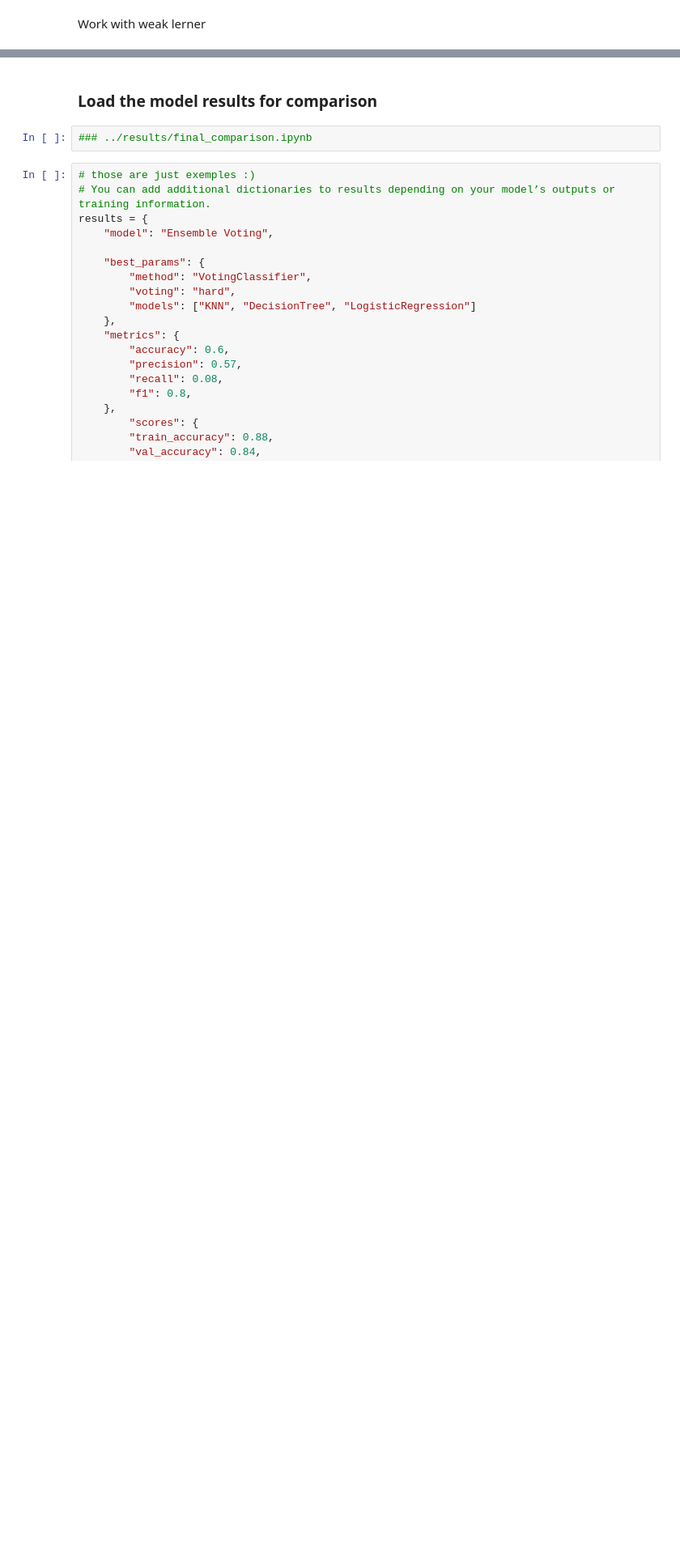
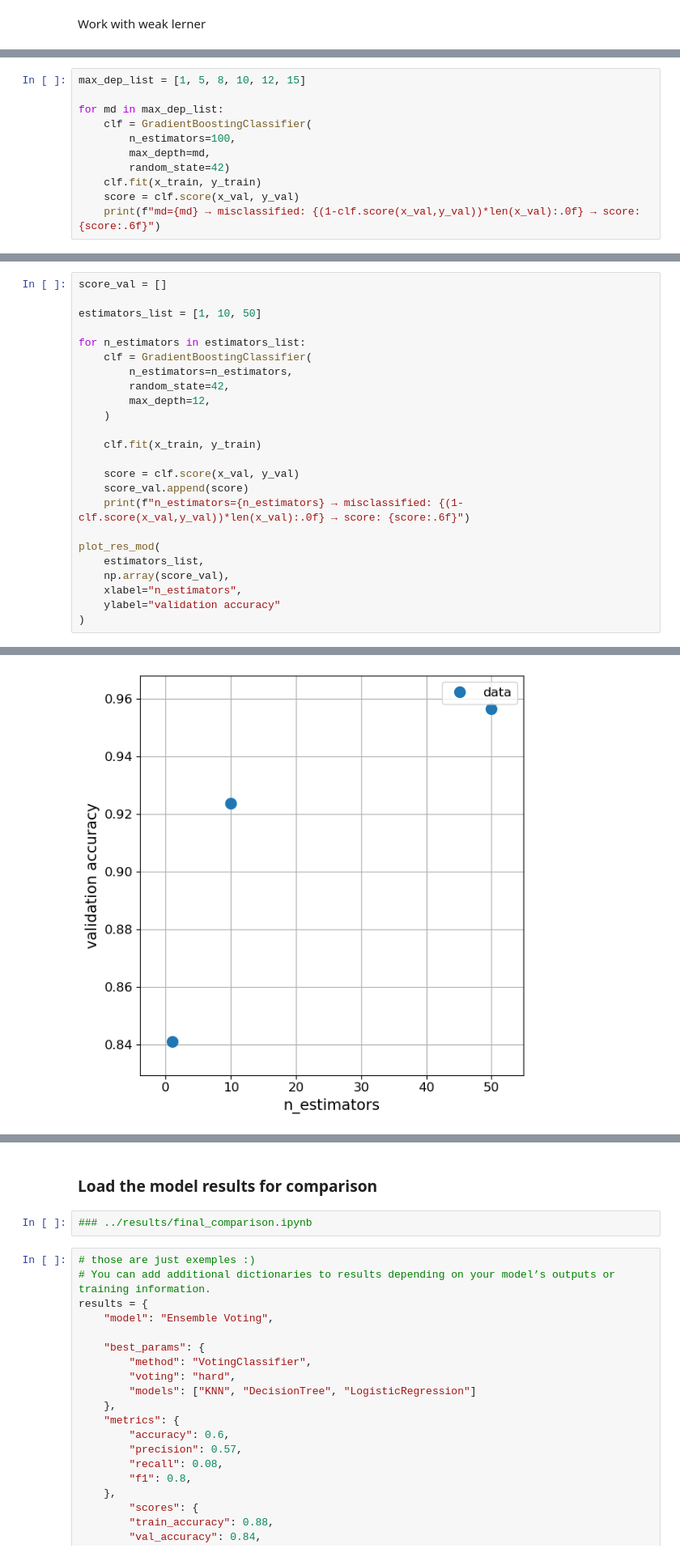
Before and after one commit to leyla-louache/mnist-project, a Jupyter notebook: notebooks/04_ensemble.ipynb, the cells around one changed output, grey strips where cells are left out. Shown at 81% size. Drawn from its saved outputs; the diff is of its cells as text; blank space fills up the shorter version.

```diff
--- a/notebooks/04_ensemble.ipynb
+++ b/notebooks/04_ensemble.ipynb
@@ -1154,0 +1043,11 @@ plot_res([estims, estims], [np.array(score_train), np.array(score_val)], is_data
+# %%
+max_dep_list = [1, 5, 8, 10, 12, 15]
+
+for md in max_dep_list:
+    clf = GradientBoostingClassifier(
+        n_estimators=100,
+        max_depth=md,
+        random_state=42)
+    clf.fit(x_train, y_train)
+    score = clf.score(x_val, y_val)
+    print(f"md={md} → misclassified: {(1-clf.score(x_val,y_val))*len(x_val):.0f} → score: {score:.6f}")
@@ -1154,0 +1063,25 @@ plot_res([estims, estims], [np.array(score_train), np.array(score_val)], is_data
+# %%
+score_val = []
+
+estimators_list = [1, 10, 50]
+
+for n_estimators in estimators_list:
+    clf = GradientBoostingClassifier(
+        n_estimators=n_estimators,
+        random_state=42,
+        max_depth=12,
+    )
+
+    clf.fit(x_train, y_train)
+
+    score = clf.score(x_val, y_val)
+    score_val.append(score)
+    print(f"n_estimators={n_estimators} → misclassified: {(1-clf.score(x_val,y_val))*len(x_val):.0f} → score: {score:.6f}")
+
+plot_res_mod(
+    estimators_list,
+    np.array(score_val),
+    xlabel="n_estimators",
+    ylabel="validation accuracy"
+)
+# %% [output]
@@ -1154,0 +1091 @@ plot_res([estims, estims], [np.array(score_train), np.array(score_val)], is_data
+[figure, added]
```
Also changed, not shown: parts of 76 cells of this notebook.
